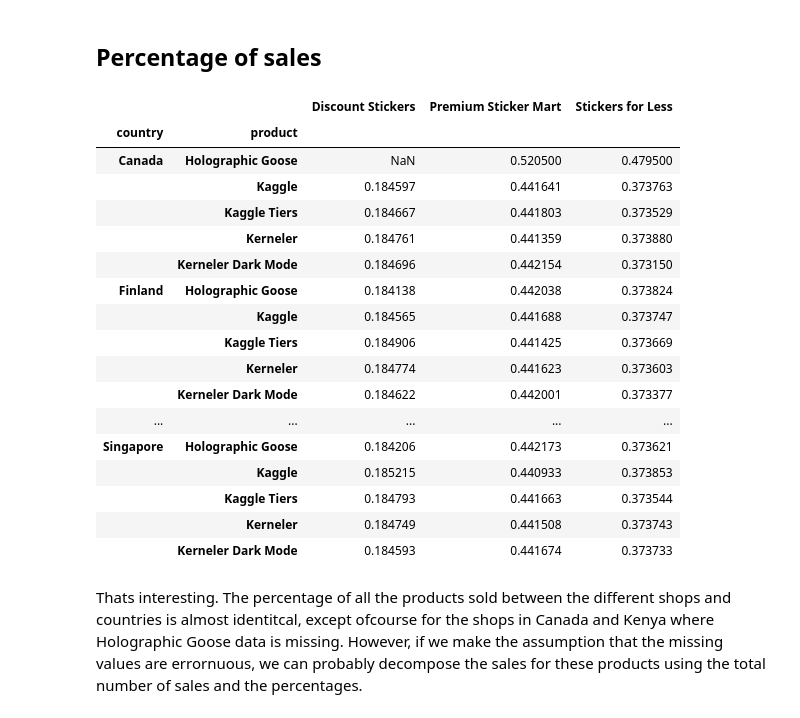
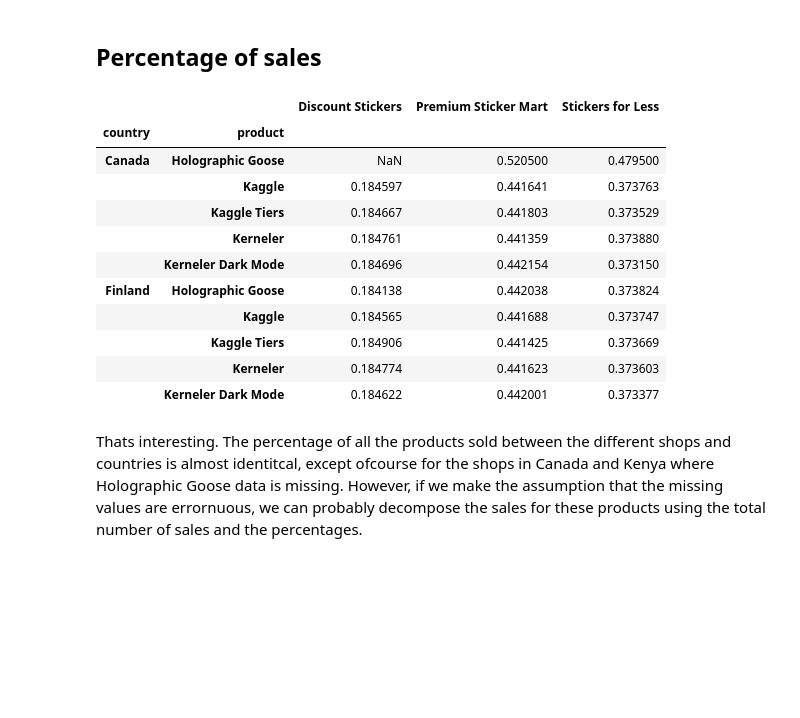
Before and after one commit to ofondeur/kaggle_competitions, a Jupyter notebook: Forecasting_Sticker_Sales/ridge_reg.ipynb, the cells around one changed output. Drawn from its saved outputs; the diff is of its cells as text; code cells hidden in the pictures; blank space fills up the shorter version.

```diff
--- a/Forecasting_Sticker_Sales/ridge_reg.ipynb
+++ b/Forecasting_Sticker_Sales/ridge_reg.ipynb
@@ -112,36 +109,30 @@ country_store_sales
 # %%
 store_pct = pd.concat([
     country_store_sales['Discount Stickers'] / np.sum(country_store_sales, axis=1),
     country_store_sales['Premium Sticker Mart'] / np.sum(country_store_sales, axis=1),
     country_store_sales['Stickers for Less'] / np.sum(country_store_sales, axis=1)
 ], axis=1).rename(
     columns={
         0: 'Discount Stickers',
         1: 'Premium Sticker Mart',
         2: 'Stickers for Less'
     }
 )
 
-store_pct
+store_pct.head(10)
 # %% [output]
 |  |  | Discount Stickers | Premium Sticker Mart | Stickers for Less |
 | country | product |  |  |  |
 | Canada | Holographic Goose | NaN | 0.520500 | 0.479500 |
 |  | Kaggle | 0.184597 | 0.441641 | 0.373763 |
 |  | Kaggle Tiers | 0.184667 | 0.441803 | 0.373529 |
 |  | Kerneler | 0.184761 | 0.441359 | 0.373880 |
 |  | Kerneler Dark Mode | 0.184696 | 0.442154 | 0.373150 |
 | Finland | Holographic Goose | 0.184138 | 0.442038 | 0.373824 |
 |  | Kaggle | 0.184565 | 0.441688 | 0.373747 |
 |  | Kaggle Tiers | 0.184906 | 0.441425 | 0.373669 |
 |  | Kerneler | 0.184774 | 0.441623 | 0.373603 |
 |  | Kerneler Dark Mode | 0.184622 | 0.442001 | 0.373377 |
-| ... | ... | ... | ... | ... |
-| Singapore | Holographic Goose | 0.184206 | 0.442173 | 0.373621 |
-|  | Kaggle | 0.185215 | 0.440933 | 0.373853 |
-|  | Kaggle Tiers | 0.184793 | 0.441663 | 0.373544 |
-|  | Kerneler | 0.184749 | 0.441508 | 0.373743 |
-|  | Kerneler Dark Mode | 0.184593 | 0.441674 | 0.373733 |
 # %% [markdown]
 Thats interesting. The percentage of all the products sold between the different shops and countries is almost identitcal, except ofcourse for the shops in Canada and Kenya where Holographic Goose data is missing. However, if we make the assumption that the missing values are errornuous, we can probably decompose the sales for these products using the total number of sales and the percentages.
 # %% [markdown]
```
Also changed, not shown: parts of 5 cells of this notebook.
